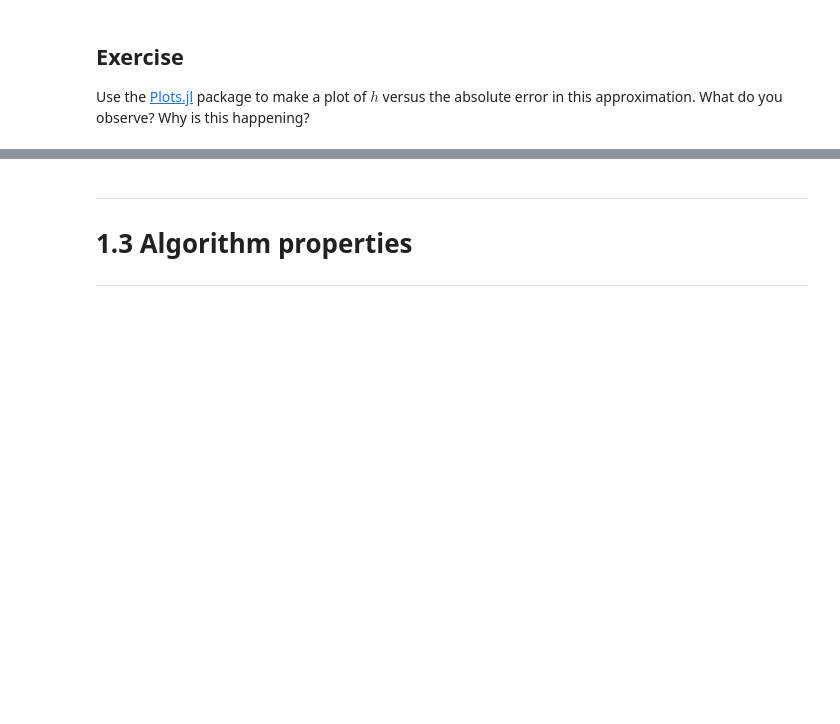
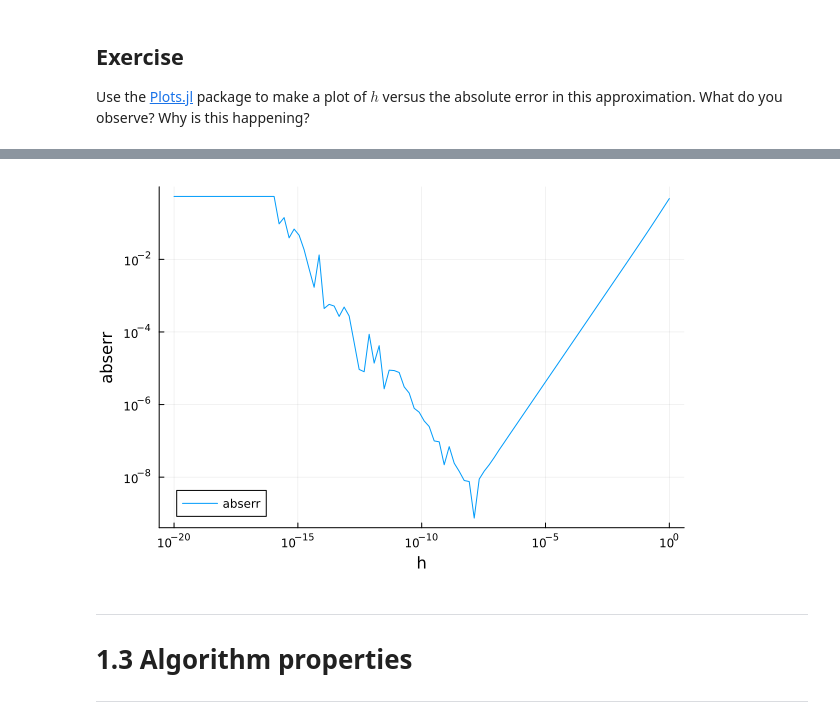
Before and after one commit to math435/20252-lecture-notes, a Jupyter notebook: chapter01/Chapter 01 - Numerical Algorithms.ipynb, the cells around one changed output, grey strips where cells are left out. Drawn from its saved outputs; the diff is of its cells as text; code cells hidden in the pictures; blank space fills up the shorter version.

```diff
--- a/chapter01/Chapter 01 - Numerical Algorithms.ipynb
+++ b/chapter01/Chapter 01 - Numerical Algorithms.ipynb
@@ -401,3 +460,31 @@ using Plots
+# %%
+f(x) = sin(x)
+
+x0 = 1.0
+fp = cos(x0)
+
+#h = [10.0^(-k) for k in 1:16] # Array comprehension
+h = logrange(1e-0, 1e-20, 100)
+
+fpapprox = (f.(x0 .+ h) .- f(x0))./h
+
+#fpapprox = @. (f(x0 + h) - f(x0))/h
+
+abserr = @. abs(fp - fpapprox)
+
+#[h abserr]
+
+plot(h, abserr,
+    xaxis=:log,
+    yaxis=:log,
+    label="abserr",
+    legend=:bottomleft,
+    xlabel="h",
+    ylabel="abserr",
+    #title="My title"
+)
+# %% [output]
+[figure, added]
 # %% [markdown]
 ---
 # 1.3 Algorithm properties
```
Also changed, not shown: parts of 14 cells of this notebook.
